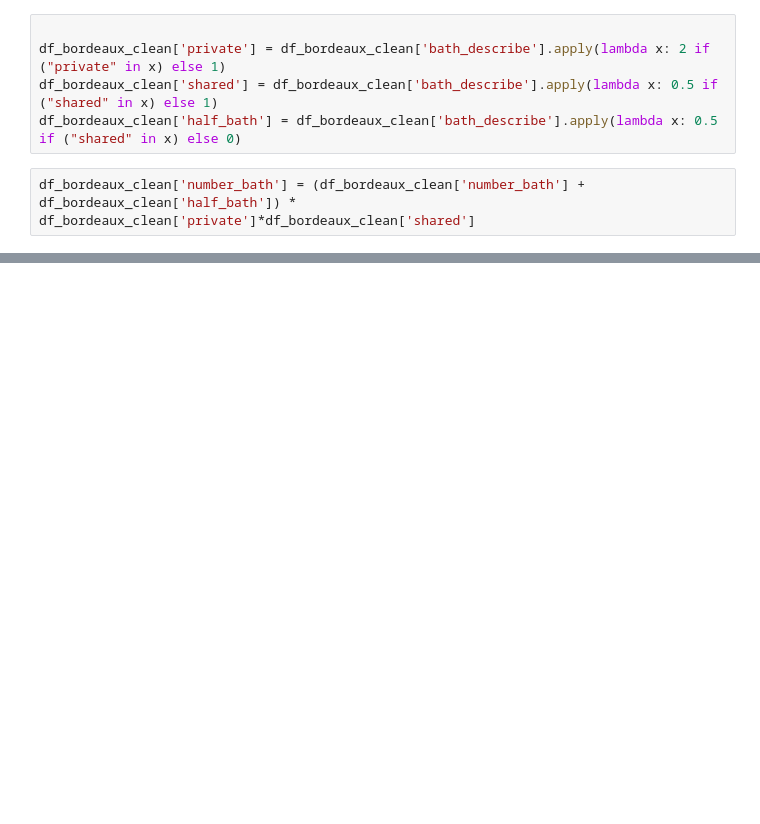
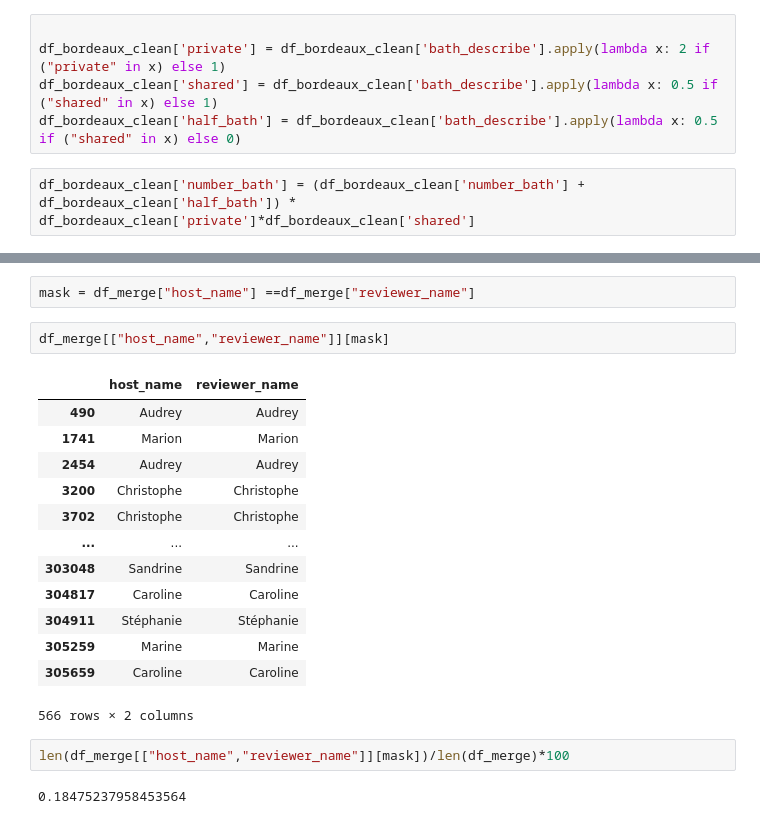
Before and after one commit to emaddar/Airbnb, a Jupyter notebook: pandas/bordeaux.ipynb, the cells around one changed output, grey strips where cells are left out. Cells and saved outputs as stored; diff of their text form; blank space fills up the shorter version.

```diff
--- a/pandas/bordeaux.ipynb
+++ b/pandas/bordeaux.ipynb
@@ -216,0 +304,22 @@ df_bordeaux_clean[["host_id","number_bath"]].groupby("number_bath").count()
+# %%
+mask = df_merge["host_name"] ==df_merge["reviewer_name"]
+# %%
+df_merge[["host_name","reviewer_name"]][mask]
+# %% [output]
+|  | host_name | reviewer_name |
+| 490 | Audrey | Audrey |
+| 1741 | Marion | Marion |
+| 2454 | Audrey | Audrey |
+| 3200 | Christophe | Christophe |
+| 3702 | Christophe | Christophe |
+| ... | ... | ... |
+| 303048 | Sandrine | Sandrine |
+| 304817 | Caroline | Caroline |
+| 304911 | Stéphanie | Stéphanie |
+| 305259 | Marine | Marine |
+| 305659 | Caroline | Caroline |
+566 rows × 2 columns
+# %%
+len(df_merge[["host_name","reviewer_name"]][mask])/len(df_merge)*100
+# %% [output]
+0.18475237958453564
```
Also changed, not shown: parts of 27 cells of this notebook, 4 other files.
